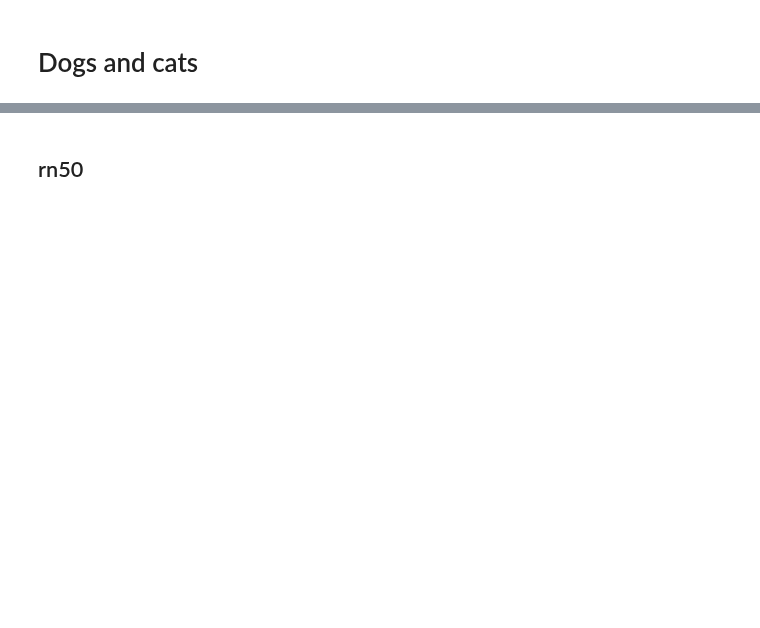
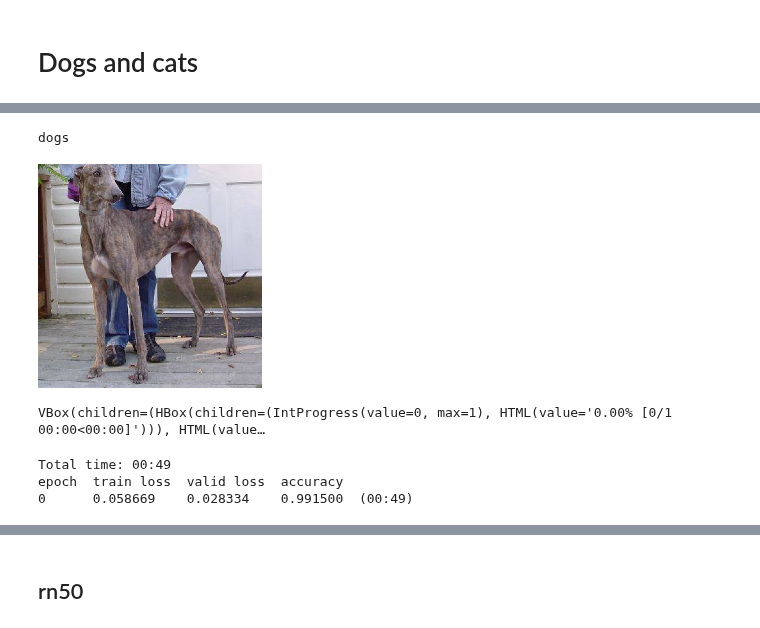
Before and after one commit to zhaoshaojun/fastai, a Jupyter notebook: examples/dogs_cats.ipynb, the cells around one changed output, grey strips where cells are left out. Cells and saved outputs as stored; diff of their text form; code cells hidden in the pictures; blank space fills up the shorter version.

```diff
--- a/examples/dogs_cats.ipynb
+++ b/examples/dogs_cats.ipynb
@@ -11,3 +16,8 @@ from fastai.vision import *
 # %%
-data = image_data_from_folder(Path('../../../data/dogscats'),
-    ds_tfms=get_transforms(), tfms=imagenet_norm, size=224)
+data = image_data_from_folder(DOGS_PATH, ds_tfms=get_transforms(), tfms=imagenet_norm, size=224)
+img,label = data.valid_ds[-1]
+print(data.classes[label])
+img
+# %% [output]
+dogs
+[figure, added]
@@ -16,2 +24,8 @@ data.valid_ds[1][0]
 # %%
 learn = ConvLearner(data, tvm.resnet34, metrics=accuracy)
+learn.fit_one_cycle(1)
+# %% [output]
+VBox(children=(HBox(children=(IntProgress(value=0, max=1), HTML(value='0.00% [0/1 00:00<00:00]'))), HTML(value…
+Total time: 00:49
+epoch  train loss  valid loss  accuracy
+0      0.058669    0.028334    0.991500  (00:49)
```
Also changed, not shown: parts of 19 cells of this notebook, 6 other files.
